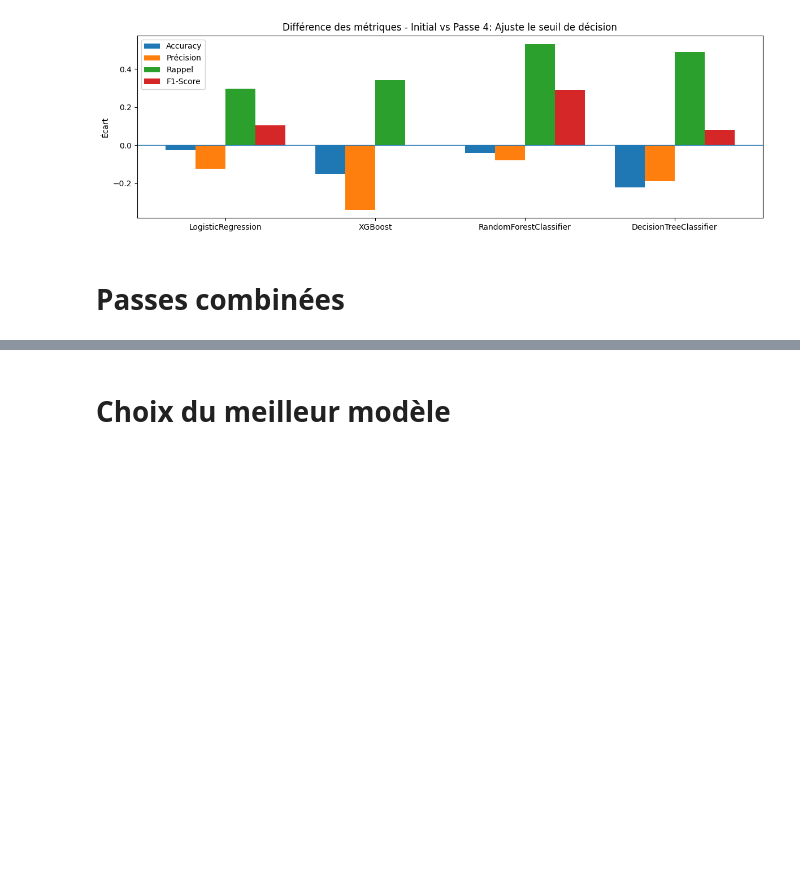
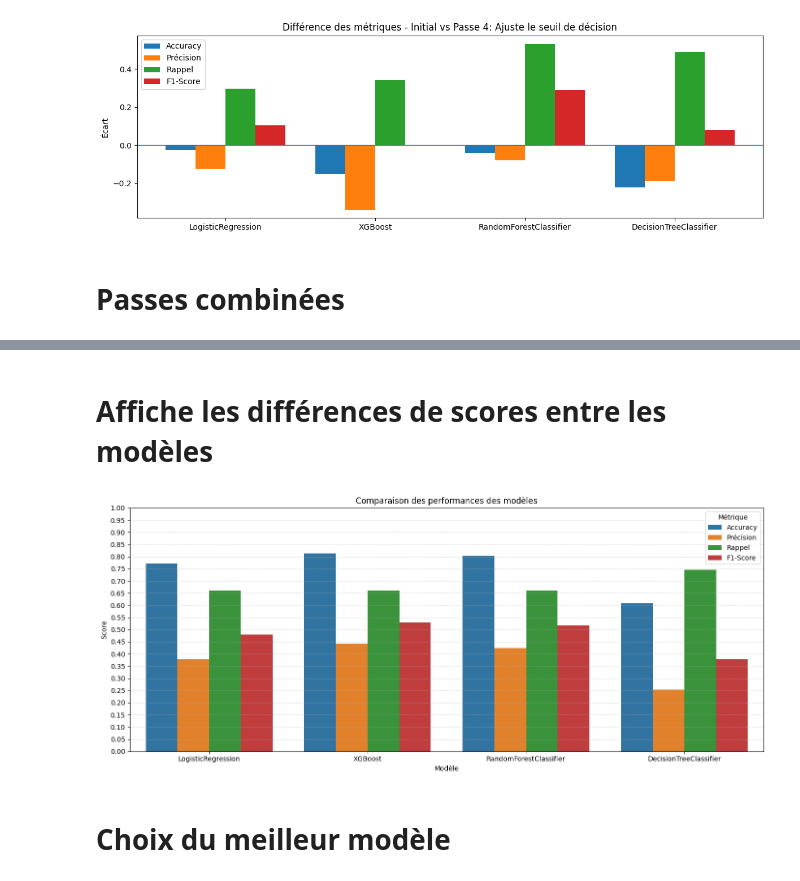
Before and after one commit to Ace4teaM/OCR-NovaTech, a Jupyter notebook: 3.modelisations.ipynb, the cells around one changed output, grey strips where cells are left out. Saved outputs shown, nothing was run; the diff lists cells and outputs as text; code cells hidden in the pictures; blank space fills up the shorter version.

```diff
--- a/3.modelisations.ipynb
+++ b/3.modelisations.ipynb
@@ -1525,3 +1597,56 @@ annees_dans_l_entreprise                       int64
+# %% [markdown]
+# Affiche les différences de scores entre les modèles
+# %%
+import matplotlib.pyplot as plt
+import seaborn as sns
+
+df_results = pd.DataFrame({
+    "Modèle": [ passInst.trains[i].model_name for i in range(len(passInst.trains)) ],
+    "Accuracy": [ passInst.trains[i].results["accuracy"] for i in range(len(passInst.trains)) ],
+    "Précision": [ passInst.trains[i].results["precision"] for i in range(len(passInst.trains)) ],
+    "Rappel": [ passInst.trains[i].results["recall"] for i in range(len(passInst.trains)) ],
+    "F1-Score": [ passInst.trains[i].results["f1"] for i in range(len(passInst.trains)) ]
+})
+
+# Colonnes à afficher
+metrics = [
+    "Accuracy",
+    "Précision",
+    "Rappel",
+    "F1-Score"
+]
+
+# Passage au format long pour seaborn
+df_plot = df_results.melt(
+    id_vars="Modèle",
+    value_vars=metrics,
+    var_name="Métrique",
+    value_name="Score"
+)
+
+# Création du graphique
+plt.figure(figsize=(14, 6))
+plt.grid(axis="y", linestyle="--", alpha=0.5)
+
+sns.barplot(
+    data=df_plot,
+    x="Modèle",
+    y="Score",
+    hue="Métrique"
+)
+
+plt.title("Comparaison des performances des modèles")
+plt.ylabel("Score")
+plt.ylim(0, 1)
+
+plt.yticks(np.arange(0, 1.05, 0.05))
+plt.xticks(rotation=0)
+plt.legend(title="Métrique", loc="upper right")
+
+plt.tight_layout()
+plt.show()
+# %% [output]
+[figure, added]
 # %% [markdown]
 # Choix du meilleur modèle
 # %%
```
Also changed, not shown: parts of 17 cells of this notebook.
